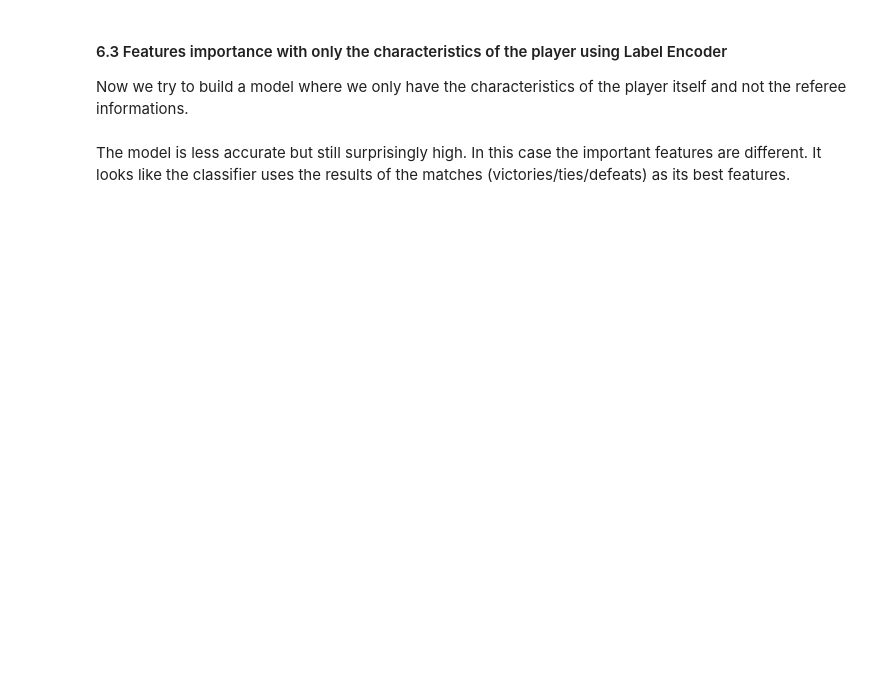
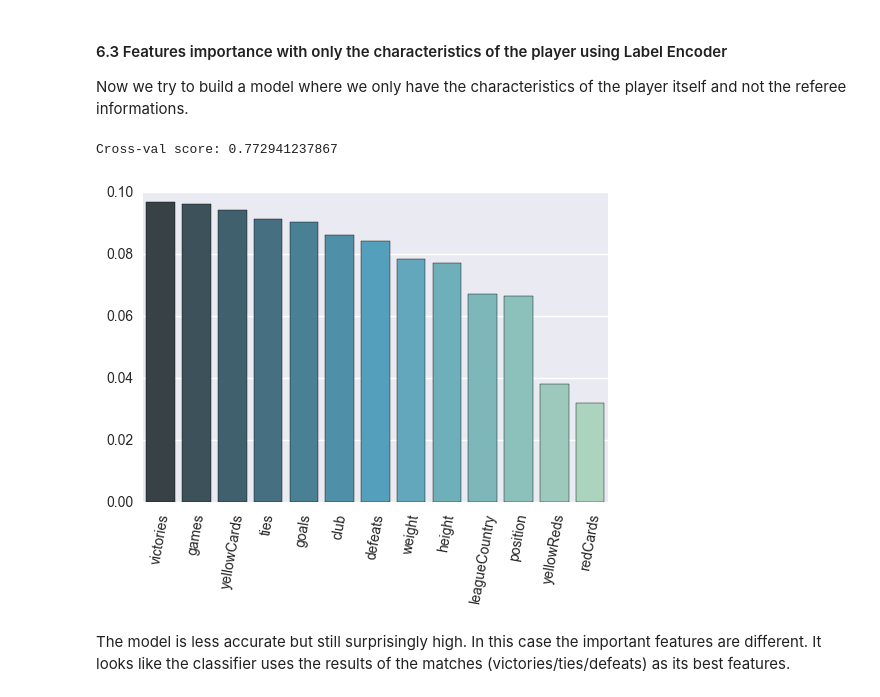
Before and after one commit to agpmilli/adaepfl, a Jupyter notebook: Homework/04 - Applied ML/AppliedML.ipynb, the cells around one changed output. Cells and saved outputs as stored; diff of their text form; code cells hidden in the pictures; blank space fills up the shorter version.

```diff
--- a/Homework/04 - Applied ML/AppliedML.ipynb
+++ b/Homework/04 - Applied ML/AppliedML.ipynb
@@ -334,10 +387,13 @@ Now we try to build a model where we only have the characteristics of the player
 # %%
 label_encoded_data_norm = preproc_helper.label_encode(players_norm, ['club', 'leagueCountry','position'])
 player_characteristics = label_encoded_data_norm.drop(['seIAT', 'meanIAT', 'meanExp', 'seExp', 'yellowCardsPonder', 'redCardsPonder', 'yellowRedsPonder'], axis=1)
 labels_player_norm_characteristics = player_characteristics.pop('y')
 
 scores_reduced_player_characteristics = cross_val_score(classifier, player_characteristics, labels_player_norm_characteristics, cv=20)
 print("Cross-val score:", scores_reduced_player_characteristics.mean())
-class_helper.plot_importances(classifier, player_characteristics, labels_player_norm_characteristics, 0.005)
+plt_helper.plot_importances(classifier, player_characteristics, labels_player_norm_characteristics, 0.005)
+# %% [output]
+Cross-val score: 0.772941237867
+[figure, added]
 # %% [markdown]
 The model is less accurate but still surprisingly high. In this case the important features are different. It looks like the classifier uses the results of the matches (victories/ties/defeats) as its best features.
```
Also changed, not shown: parts of 34 cells of this notebook, 3 other files.
